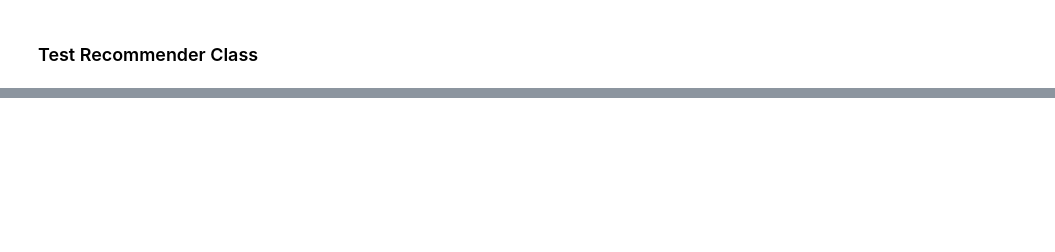
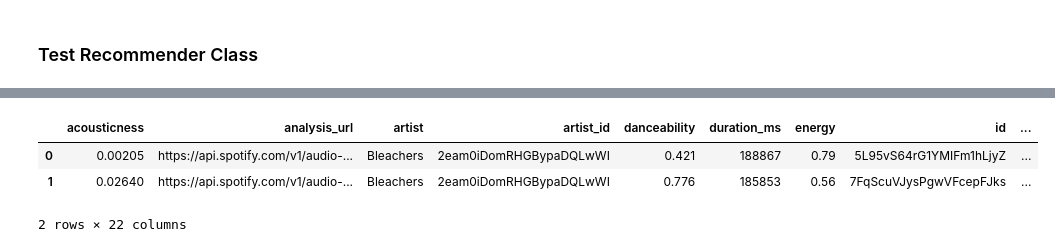
Before and after one commit to jcream31/workout_music_recommender, a Jupyter notebook: notebooks/EDA.ipynb, the cells around one changed output, grey strips where cells are left out. Drawn from its saved outputs; the diff is of its cells as text; code cells hidden in the pictures; blank space fills up the shorter version.

```diff
--- a/notebooks/EDA.ipynb
+++ b/notebooks/EDA.ipynb
@@ -115,0 +142,14 @@ array([[ 0.        ,  0.22966242,  0.21763921, ...,  0.18852243,
+# %%
+test_list = []
+test = data[data['id']=='5L95vS64rG1YMIFm1hLjyZ'].to_dict(orient='records')[0]
+test_list.append(test)
+test_list.append(data[data['id']=='7FqScuVJysPgwVFcepFJks'].to_dict(orient='records')[0])
+# %%
+import pandas as pd
+
+pd.DataFrame(test_list)
+# %% [output]
+|  | acousticness | analysis_url | artist | artist_id | danceability | duration_ms | energy | id | ... |
+| 0 | 0.00205 | https://api.spotify.com/v1/audio-... | Bleachers | 2eam0iDomRHGBypaDQLwWI | 0.421 | 188867 | 0.79 | 5L95vS64rG1YMIFm1hLjyZ | ... |
+| 1 | 0.02640 | https://api.spotify.com/v1/audio-... | Bleachers | 2eam0iDomRHGBypaDQLwWI | 0.776 | 185853 | 0.56 | 7FqScuVJysPgwVFcepFJks | ... |
+2 rows × 22 columns
```
Also changed, not shown: parts of 15 cells of this notebook, 4 other files.
